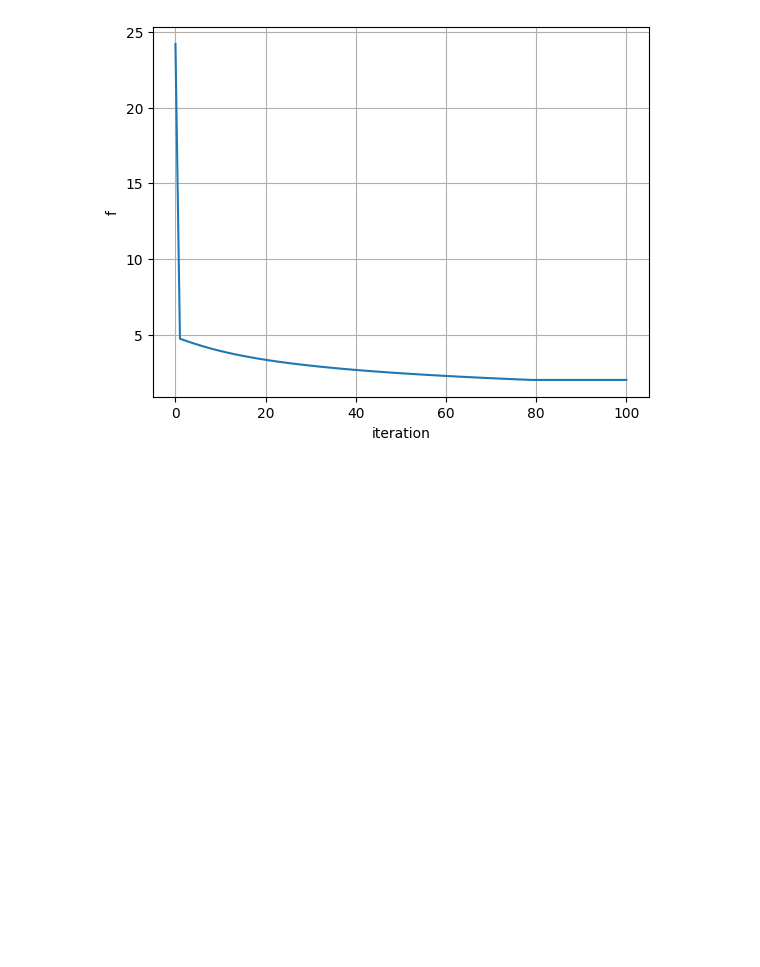
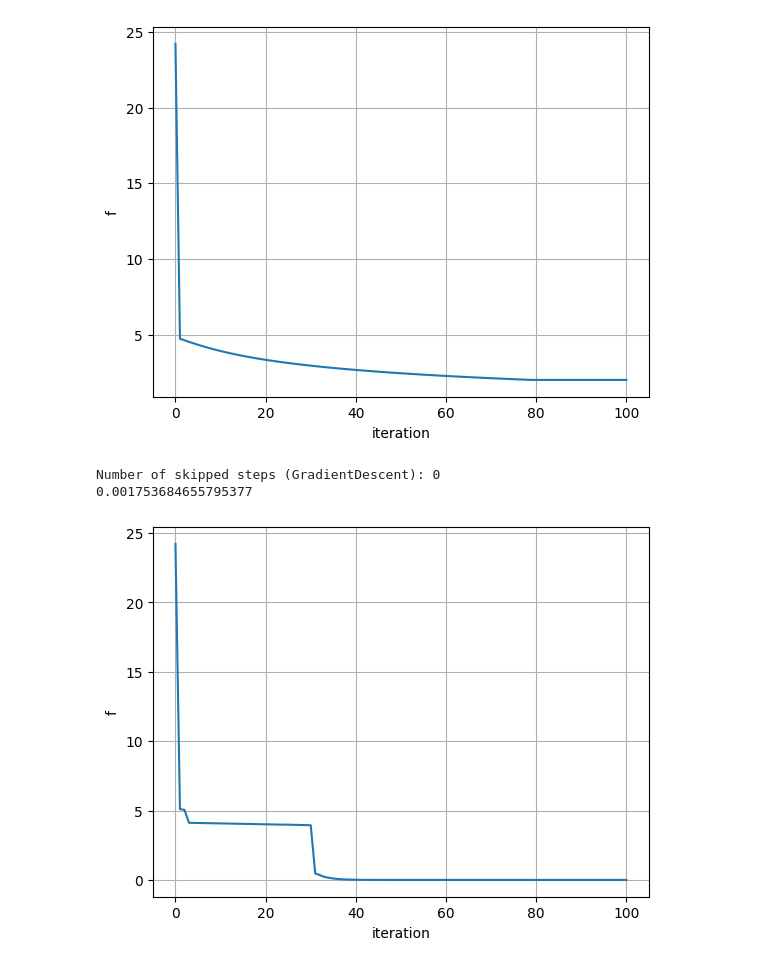
Before and after one commit to hughvd/optiMaizer, a Jupyter notebook: project/testing.ipynb, the cells around one changed output. Cells and saved outputs as stored; diff of their text form; code cells hidden in the pictures; blank space fills up the shorter version.

```diff
--- a/project/testing.ipynb
+++ b/project/testing.ipynb
@@ -100,3 +100,16 @@ plot_f_vs_iter(history)
 Number of skipped steps (TRSR1CG): 79
 2.0102456190801257
 [figure]
+# %%
+problem = Problem("rosenbrock_2", x0=np.array([-1.2, 1]))
+method = Method("GradientDescent", step_type="Wolfe", alpha=1, tau=0.5,
+                c_1_ls=1e-4, c_2_ls = 0.9)
+options = Options(term_tol=1e-6, max_iterations=1e2)
+
+x, f, history = optSolver(problem, method, options)
+print(f)
+plot_f_vs_iter(history)
+# %% [output]
+Number of skipped steps (GradientDescent): 0
+0.001753684655795377
+[figure, added]
```
Also changed, not shown: parts of 1 cell of this notebook, 10 other files.
